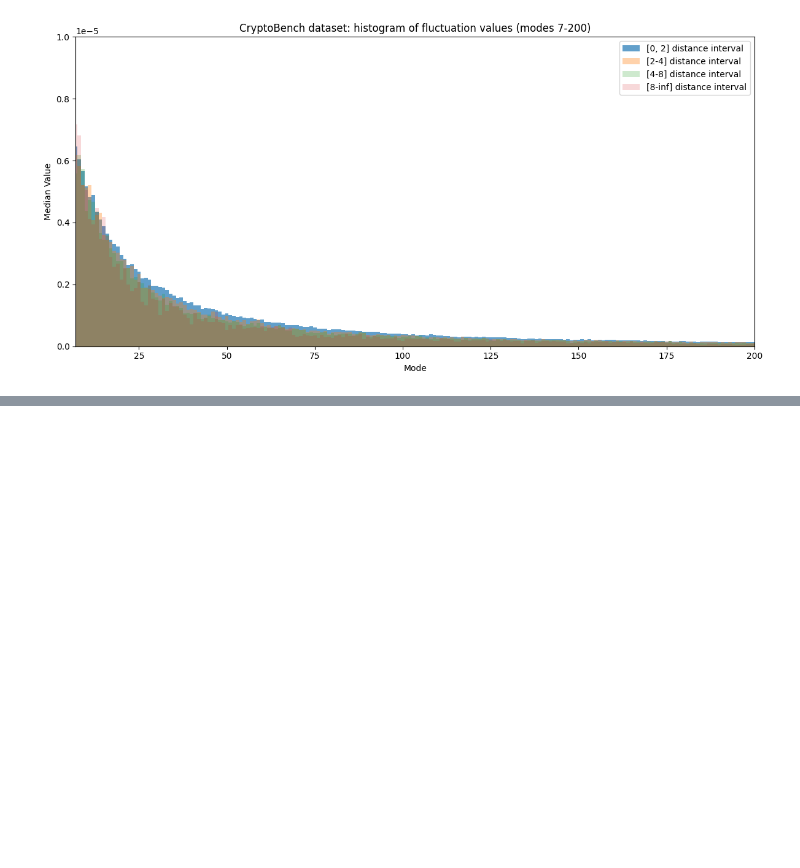
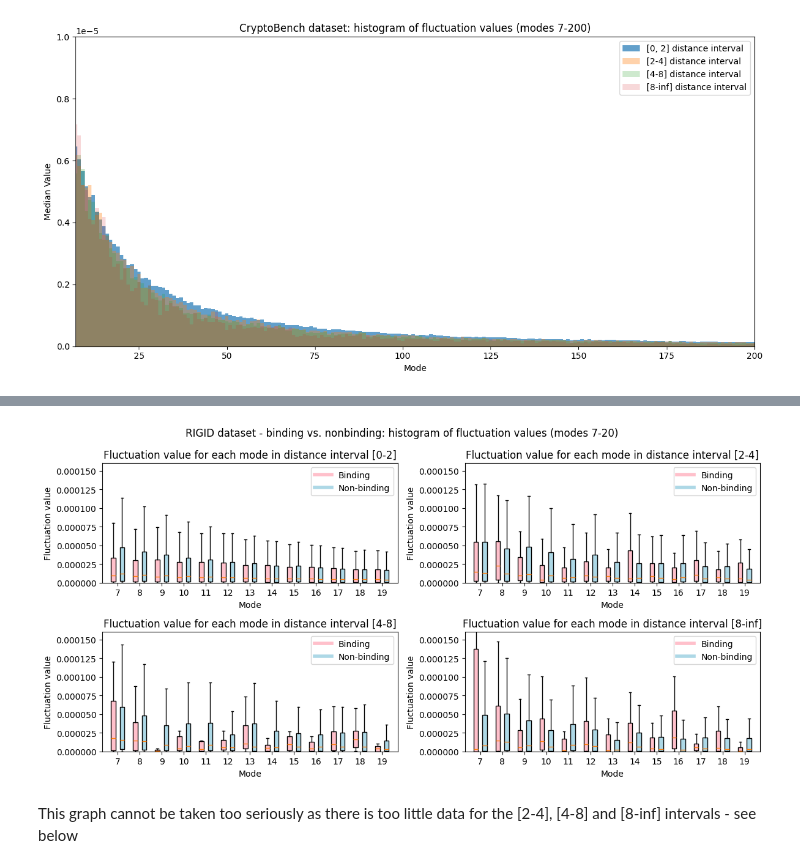
Before and after one commit to skrhakv/pocket-movement-analysis, a Jupyter notebook: src/feature-analysis/residue-distances/analysis.ipynb, the cells around one changed output, grey strips where cells are left out. Drawn from its saved outputs; the diff is of its cells as text; code cells hidden in the pictures; blank space fills up the shorter version.

```diff
--- a/src/feature-analysis/residue-distances/analysis.ipynb
+++ b/src/feature-analysis/residue-distances/analysis.ipynb
@@ -387,0 +501,9 @@ combine_barcharts_over_distances(binned_fluctuation_by_distance_cryptobench, tit
+# %%
+binding_binned_fluctuation_by_distance_rigid, nonbinding_binned_fluctuation_by_distance_rigid = bin_fluctuations_by_distance_and_binding('rigid-dataset', bins, labels)
+# %%
+boxplot2(binding_binned_fluctuation_by_distance_rigid, nonbinding_binned_fluctuation_by_distance_rigid,
+         title='RIGID dataset - binding vs. nonbinding: histogram of fluctuation values (modes 7-20)', ylim=1.6e-04, xlim=(7,20), labels=['Binding', 'Non-binding'])
+# %% [output]
+[figure, added]
+# %% [markdown]
+This graph cannot be taken too seriously as there is too little data for the [2-4], [4-8] and [8-inf] intervals - see below
```
Also changed, not shown: parts of 9 cells of this notebook, 2 other files.
